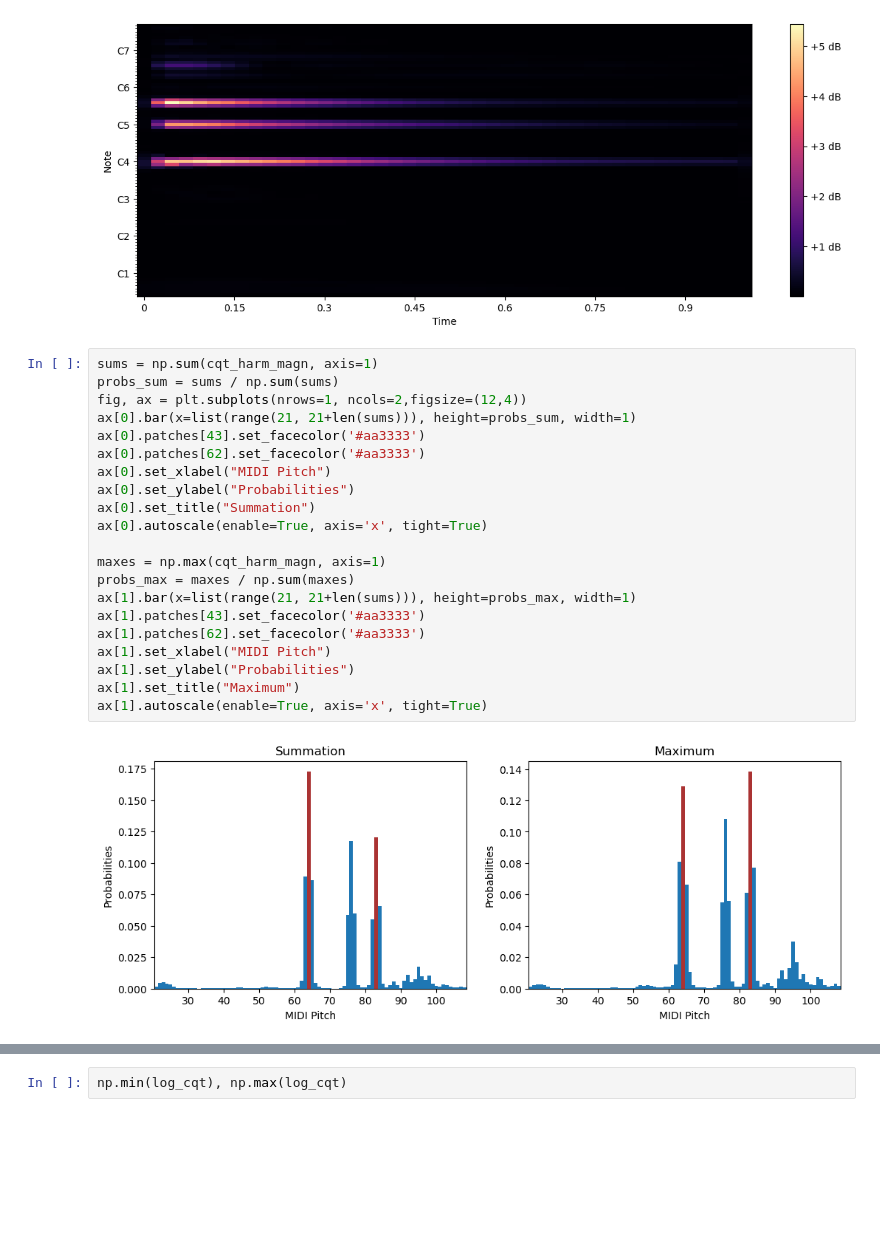
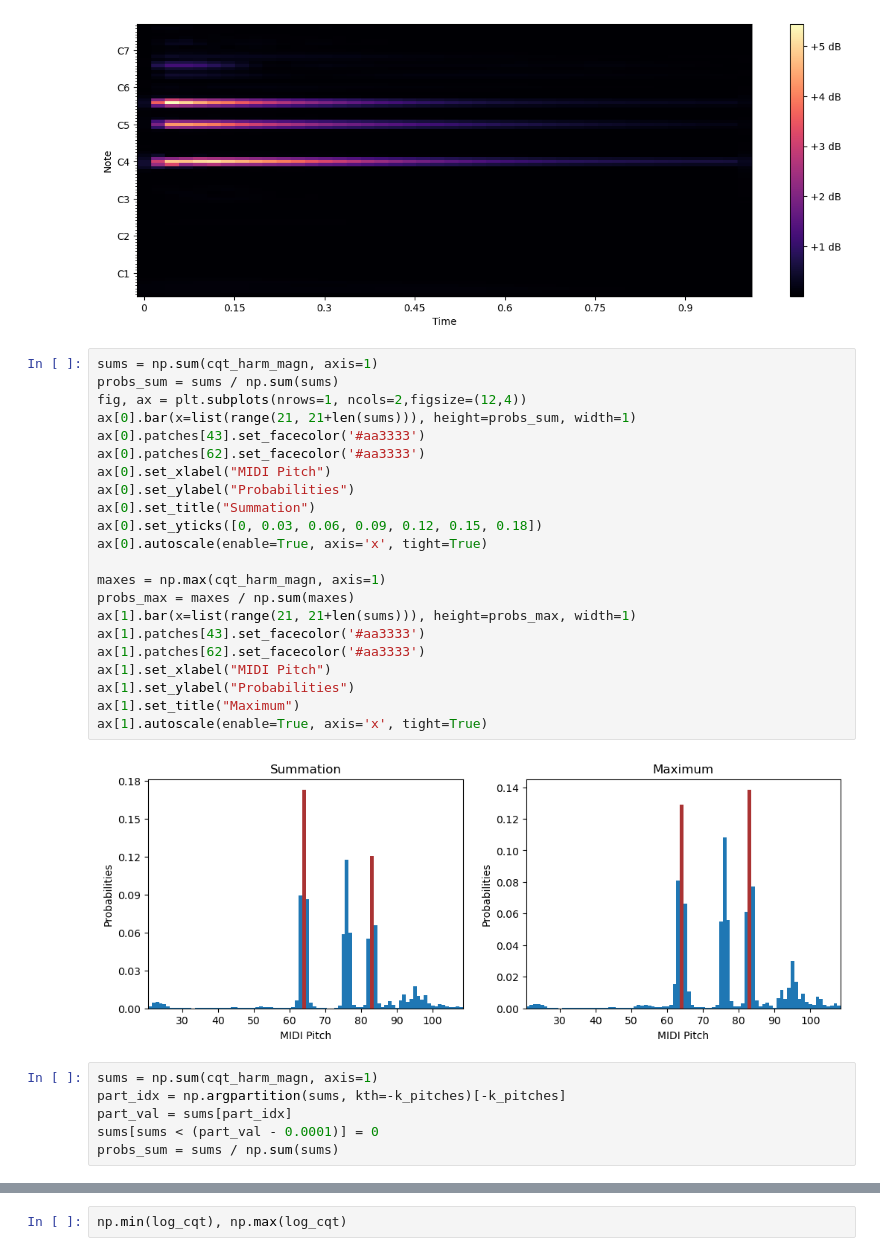
Before and after one commit to jd-rub/MA-thesis, a Jupyter notebook: notebooks/preprocessing_testing.ipynb, the cells around one changed output, grey strips where cells are left out. Saved outputs shown, nothing was run; the diff lists cells and outputs as text; blank space fills up the shorter version.

Commit message:
add more plots: revengeance

```diff
--- a/notebooks/preprocessing_testing.ipynb
+++ b/notebooks/preprocessing_testing.ipynb
@@ -66,23 +66,30 @@ fig.colorbar(img, ax=ax, format="%+2.f dB")
 # %%
 sums = np.sum(cqt_harm_magn, axis=1)
 probs_sum = sums / np.sum(sums)
 fig, ax = plt.subplots(nrows=1, ncols=2,figsize=(12,4))
 ax[0].bar(x=list(range(21, 21+len(sums))), height=probs_sum, width=1)
 ax[0].patches[43].set_facecolor('#aa3333')
 ax[0].patches[62].set_facecolor('#aa3333')
 ax[0].set_xlabel("MIDI Pitch")
 ax[0].set_ylabel("Probabilities")
 ax[0].set_title("Summation")
+ax[0].set_yticks([0, 0.03, 0.06, 0.09, 0.12, 0.15, 0.18])
 ax[0].autoscale(enable=True, axis='x', tight=True)
 
 maxes = np.max(cqt_harm_magn, axis=1)
 probs_max = maxes / np.sum(maxes)
 ax[1].bar(x=list(range(21, 21+len(sums))), height=probs_max, width=1)
 ax[1].patches[43].set_facecolor('#aa3333')
 ax[1].patches[62].set_facecolor('#aa3333')
 ax[1].set_xlabel("MIDI Pitch")
 ax[1].set_ylabel("Probabilities")
 ax[1].set_title("Maximum")
 ax[1].autoscale(enable=True, axis='x', tight=True)
 # %% [output]
-[figure, old version]
+[figure, new version]
+# %%
+sums = np.sum(cqt_harm_magn, axis=1)
+part_idx = np.argpartition(sums, kth=-k_pitches)[-k_pitches]
+part_val = sums[part_idx]
+sums[sums < (part_val - 0.0001)] = 0
+probs_sum = sums / np.sum(sums)
```
Also changed, not shown: parts of 1 cell of this notebook, 1 other file.
